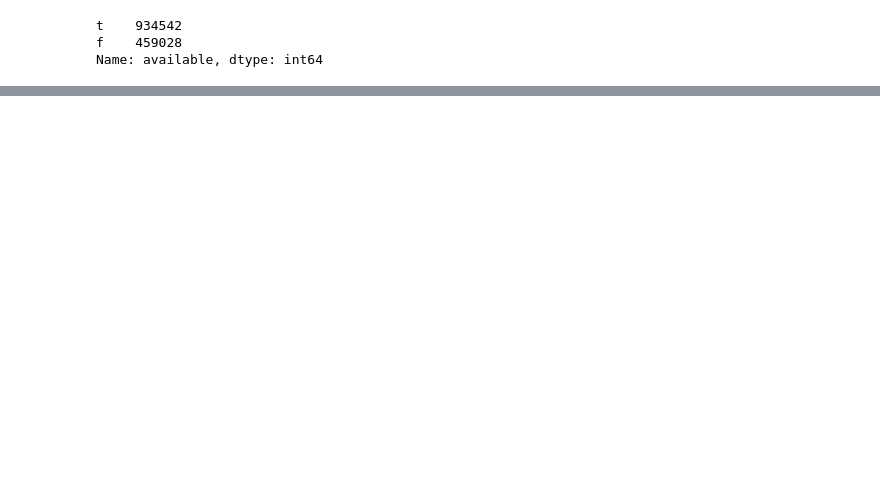
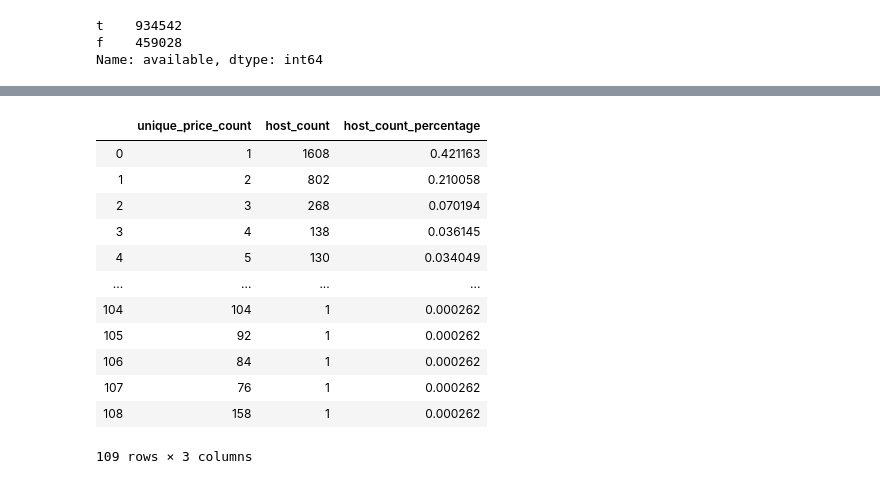
Before and after one commit to chiayunchiang/Seattle-Airbnb-Analysis, a Jupyter notebook: Seattle Airbnb Analysis.ipynb, the cells around one changed output, grey strips where cells are left out. Cells and saved outputs as stored; diff of their text form; code cells hidden in the pictures; blank space fills up the shorter version.

```diff
--- a/Seattle Airbnb Analysis.ipynb
+++ b/Seattle Airbnb Analysis.ipynb
@@ -190,0 +342,25 @@ Name: available, dtype: int64
+# %%
+# reset_index(): https://thispointer.com/pandas-convert-dataframe-index-into-column-using-dataframe-reset_index-in-python/
+count_diff_price = calendar.groupby("listing_id")["price"].nunique().value_counts().to_frame().reset_index()
+# %%
+# rename the column name
+count_diff_price.rename(columns={"index":"unique_price_count","price":"host_count"},inplace=True)
+# %%
+# add new column count the perentage of host_count
+count_diff_price["host_count_percentage"] = count_diff_price["host_count"]/count_diff_price["host_count"].sum()
+# %%
+count_diff_price
+# %% [output]
+|  | unique_price_count | host_count | host_count_percentage |
+| 0 | 1 | 1608 | 0.421163 |
+| 1 | 2 | 802 | 0.210058 |
+| 2 | 3 | 268 | 0.070194 |
+| 3 | 4 | 138 | 0.036145 |
+| 4 | 5 | 130 | 0.034049 |
+| ... | ... | ... | ... |
+| 104 | 104 | 1 | 0.000262 |
+| 105 | 92 | 1 | 0.000262 |
+| 106 | 84 | 1 | 0.000262 |
+| 107 | 76 | 1 | 0.000262 |
+| 108 | 158 | 1 | 0.000262 |
+109 rows × 3 columns
```
Also changed, not shown: parts of 18 cells of this notebook.
